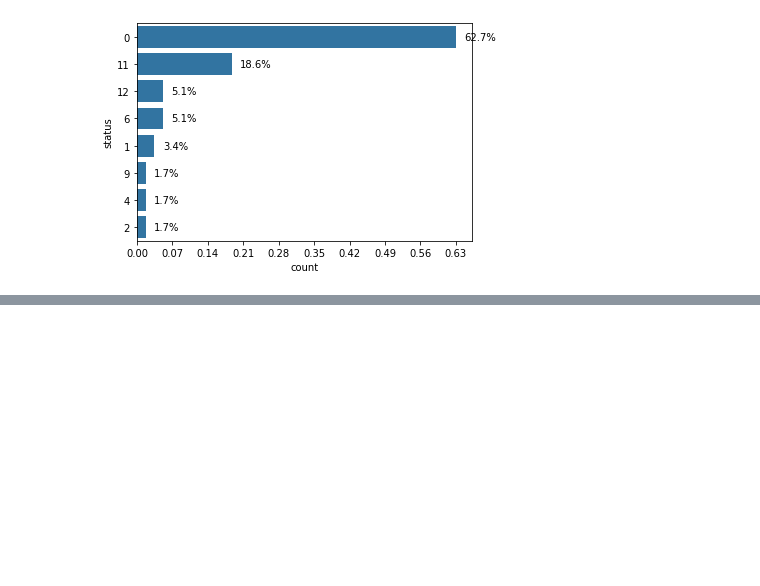
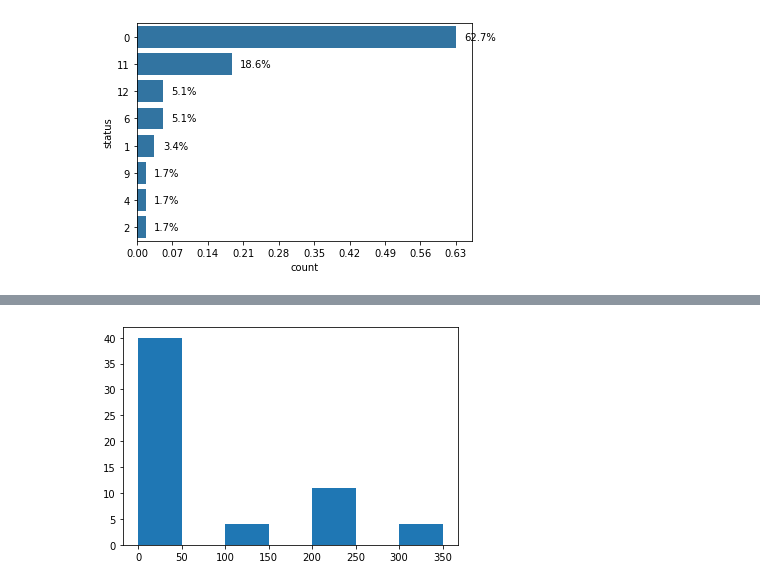
Before and after one commit to fainle/udacity_ds_exercise, a Jupyter notebook: 0901/2.ipynb, the cells around one changed output, grey strips where cells are left out. Drawn from its saved outputs; the diff is of its cells as text; code cells hidden in the pictures; blank space fills up the shorter version.

```diff
--- a/0901/2.ipynb
+++ b/0901/2.ipynb
@@ -92,0 +70,5 @@ for _, v in status_count.items():
+# %%
+bins = np.arange(0, df['price'].max()+50, 50)
+plt.hist(data=df, x='price', bins=bins);
+# %% [output]
+[figure, added]
```
Also changed, not shown: parts of 27 cells of this notebook.
